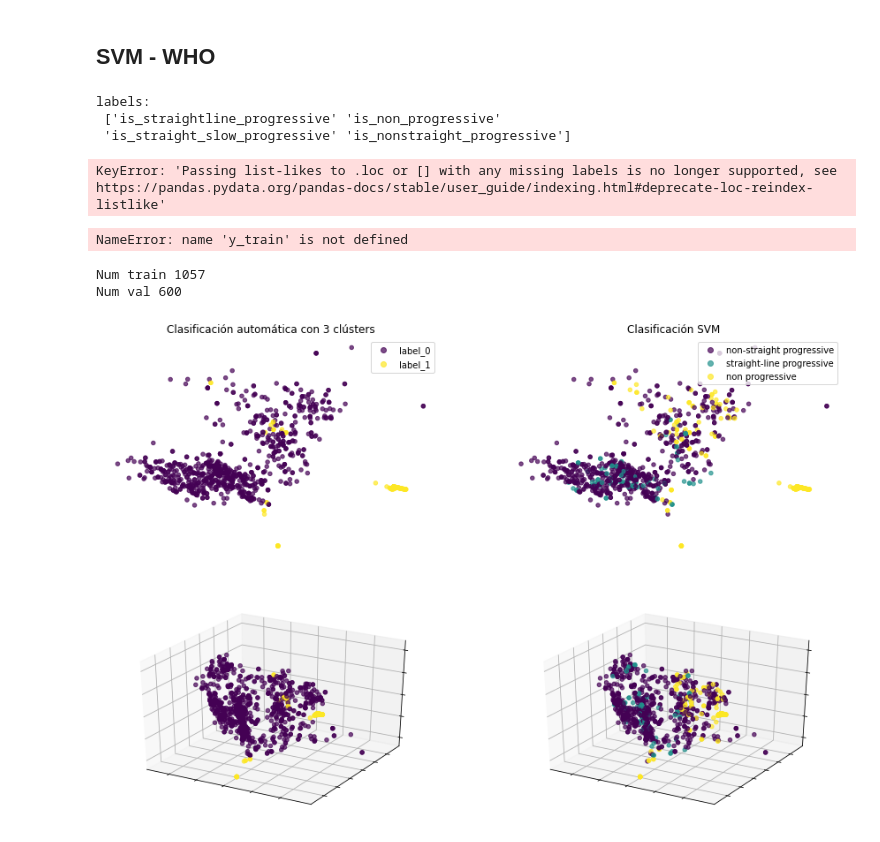
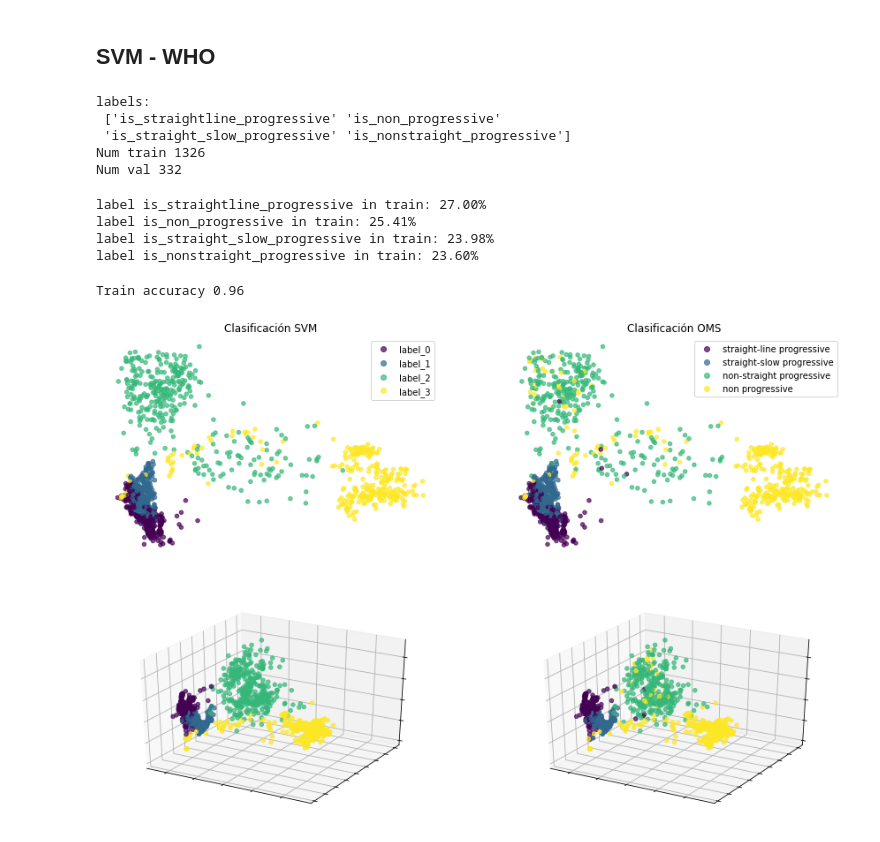
Before and after one commit to MarianoFernandez0/Proyecto-, a Jupyter notebook: development/clustering/cluster_trajectories_simulated_30Hz.ipynb, the cells around one changed output. Drawn from its saved outputs; the diff is of its cells as text; code cells hidden in the pictures.

```diff
--- a/development/clustering/cluster_trajectories_simulated_30Hz.ipynb
+++ b/development/clustering/cluster_trajectories_simulated_30Hz.ipynb
@@ -165,13 +284,14 @@ from matplotlib.lines import Line2D
 plt.figure(figsize=(20,10))
 plt.subplot(121)
 colors = ['r', 'c', 'g', 'y']
-lines = [Line2D([0], [0], color=c, linewidth=3, linestyle='-') for c in colors]
+colors_kmeans = ['c', 'y', 'r', 'g', 'm']
+lines = [Line2D([0], [0], color=c, linewidth=3, linestyle='-') for c in colors_kmeans]
 random_ids = np.random.choice(ids, size=50, replace=False)
 for random_id in random_ids:
     label = tracks_info[tracks_info['id'] == random_id]['label'].to_numpy()[0]
     track = tracks[tracks[:, 0] == random_id]
-    plt.plot(track[:, 1], track[:, 2], c=colors[label], alpha=0.7)
-plt.legend(lines, tracks_info['label'].unique(), loc='upper right')
+    plt.plot(track[:, 1], track[:, 2], c=colors_kmeans[label], alpha=0.7)
+plt.legend(lines, ['label_0', 'label_1', 'label_2', 'label_3', 'label_4'], loc='upper right')
 plt.title('Clasificación automática')
 plt.axis('off')
 
@@ -182,10 +302,8 @@ for random_id in random_ids:
     plt.plot(track[:, 1], track[:, 2], c=colors[np.argwhere(motility_types == label)[0][0]], alpha=0.7)
 
 plt.title('Clasificación OMS')
-plt.legend(lines, who_classification['motility_type'].unique(), loc='upper right')
+plt.legend(lines, who_labels_legend, loc='upper right')
 plt.axis('off')
 plt.savefig('cluster_sim_tracks.png', bbox_inches='tight')
 plt.show()
-for label in np.unique(who_classification['motility_type']):
-    print('label', label, 'color: ', colors[np.argwhere(motility_types == label)[0][0]])
 # %% [output]
@@ -197,15 +311,2 @@ label is_straightline_progressive color:  r
 # %% [markdown]
 ## Who classification and trajectory encoding
-# %%
-encodes = np.load('data/simulation/encodes.npy')
-# print(who_classification)
-# print(tracks_info)
-who_labels = list(who_classification['motility_type'].unique())
-who_labels_legend = ['straight-line progressive', 'non progressive', 'straight-slow progressive', 'non-straight progressive']
-print(who_labels)
-print(who_labels_legend)
-
-who_labels_int = [who_labels.index(label) for label in who_classification['motility_type']]
-# print(who_labels_int)
-print(len(who_classification['track_id'].unique()))
-print('len(who_labels_int)', len(who_labels_int))
@@ -280,6 +374,8 @@ from sklearn.svm import SVC
 from sklearn.pipeline import make_pipeline
 from sklearn.preprocessing import StandardScaler
 from sklearn.metrics import f1_score
+# %%
+encodes = np.load('data/simulation_30hz/encodes.npy')
 # %%
 X = encodes
 y = who_classification['motility_type']
@@ -291,7 +387,7 @@ X_scaled = scaler.fit_transform(X)
 pca = PCA()
 pca.fit(X_scaled)
 
-train_indices = np.random.choice(range(N), size=8*N//10)
+train_indices = np.random.choice(range(N), size=8*N//10, replace=False)
 val_indices = [i for i in range(N) if i not in train_indices]
 X_train = X[train_indices, :]
 y_train = y[train_indices]
@@ -304,55 +400,58 @@ print('Num val {}'.format(len(val_indices)))
 labels:
  ['is_straightline_progressive' 'is_non_progressive'
  'is_straight_slow_progressive' 'is_nonstraight_progressive']
+Num train 1326
+Num val 332
-KeyError: 'Passing list-likes to .loc or [] with any missing labels is no longer supported, see https://pandas.pydata.org/pandas-docs/stable/user_guide/indexing.html#deprecate-loc-reindex-listlike'
 # %%
 for label in labels:
-    print('label {} in train: {:.2f}'.format(label, 100*np.sum(y_train==label)/len(y_train)))
+    print('label {} in train: {:.2f}%'.format(label, 100*np.sum(y_train==label)/len(y_train)))
 # %% [output]
-NameError: name 'y_train' is not defined
+label is_straightline_progressive in train: 27.00%
+label is_non_progressive in train: 25.41%
+label is_straight_slow_progressive in train: 23.98%
+label is_nonstraight_progressive in train: 23.60%
 # %%
-
-
 clf = make_pipeline(StandardScaler(), SVC(gamma='auto'))
 clf.fit(X_train, y_train)
 y_pred = clf.predict(X_train)
+print('Train accuracy {:.2f}'.format(np.sum(y_pred==y_train)/len(y_train)))
 
 X_train_scaled = scaler.transform(X_train)
 X_train_scaled = pca.fit_transform(X_train_scaled)
-pred_labels = [np.argwhere(motility_types == label)[0][0] for _, label in enumerate(y_pred)]
-train_labels = [np.argwhere(motility_types == label)[0][0] for _, label in enumerate(y_train)]
+
+pred_labels = [np.argwhere(np.array(motility_types) == label)[0][0] for _, label in enumerate(y_pred)]
+train_labels = [np.argwhere(np.array(motility_types) == label)[0][0] for _, label in enumerate(y_train)]
 
 fig = plt.figure(figsize=(15, 10))
 ax = fig.add_subplot(221)
 scatter = plt.scatter(X_train_scaled[:, 0], X_train_scaled[:, 1], c=pred_labels, s=20, alpha=0.7)
-plt.legend(handles=scatter.legend_elements()[0], labels=['label_0', 'label_1', 'label_2'], loc='upper right')
-plt.title("Clasificación automática con 3 clústers")
+plt.legend(handles=scatter.legend_elements()[0], labels=['label_0', 'label_1', 'label_2', 'label_3'], loc='upper right')
+plt.title("Clasificación SVM")
 plt.axis('off')
 
 plt.subplot(222)
 scatter = plt.scatter(X_train_scaled[:, 0], X_train_scaled[:, 1], c=train_labels, s=20, alpha=0.7)
 plt.legend(handles=scatter.legend_elements()[0], labels=who_labels_legend, loc='upper right')
-plt.title("Clasificación SVM")
+plt.title("Clasificación OMS")
 plt.axis('off')
 
 ax = fig.add_subplot(223, projection='3d')
 scatter = ax.scatter(X_train_scaled[:, 0], X_train_scaled[:, 1], X_train_scaled[:, 2], c=pred_labels, s=20, alpha=0.7)
 plt.setp(ax.get_xticklabels(), visible=False)
 plt.setp(ax.get_yticklabels(), visible=False)
 plt.setp(ax.get_zticklabels(), visible=False)
 
 ax = fig.add_subplot(224, projection='3d')
 scatter = ax.scatter(X_train_scaled[:, 0], X_train_scaled[:, 1], X_train_scaled[:, 2], c=train_labels, s=20, alpha=0.7)
 plt.setp(ax.get_xticklabels(), visible=False)
 plt.setp(ax.get_yticklabels(), visible=False)
 plt.setp(ax.get_zticklabels(), visible=False)
 
 plt.savefig('svm_sim_oms_train.png', dpi=200, bbox_inches='tight')
 plt.show()
 # %% [output]
-Num train 1057
-Num val 600
+Train accuracy 0.96
-[figure, old version]
+[figure, new version]
 # %%
 y_pred = clf.predict(X_val)
 print('Accuracy {:.2f}'.format(np.sum(y_pred==y_val)/len(y_val)))
```
Also changed, not shown: parts of 19 cells of this notebook, 3 other files.
